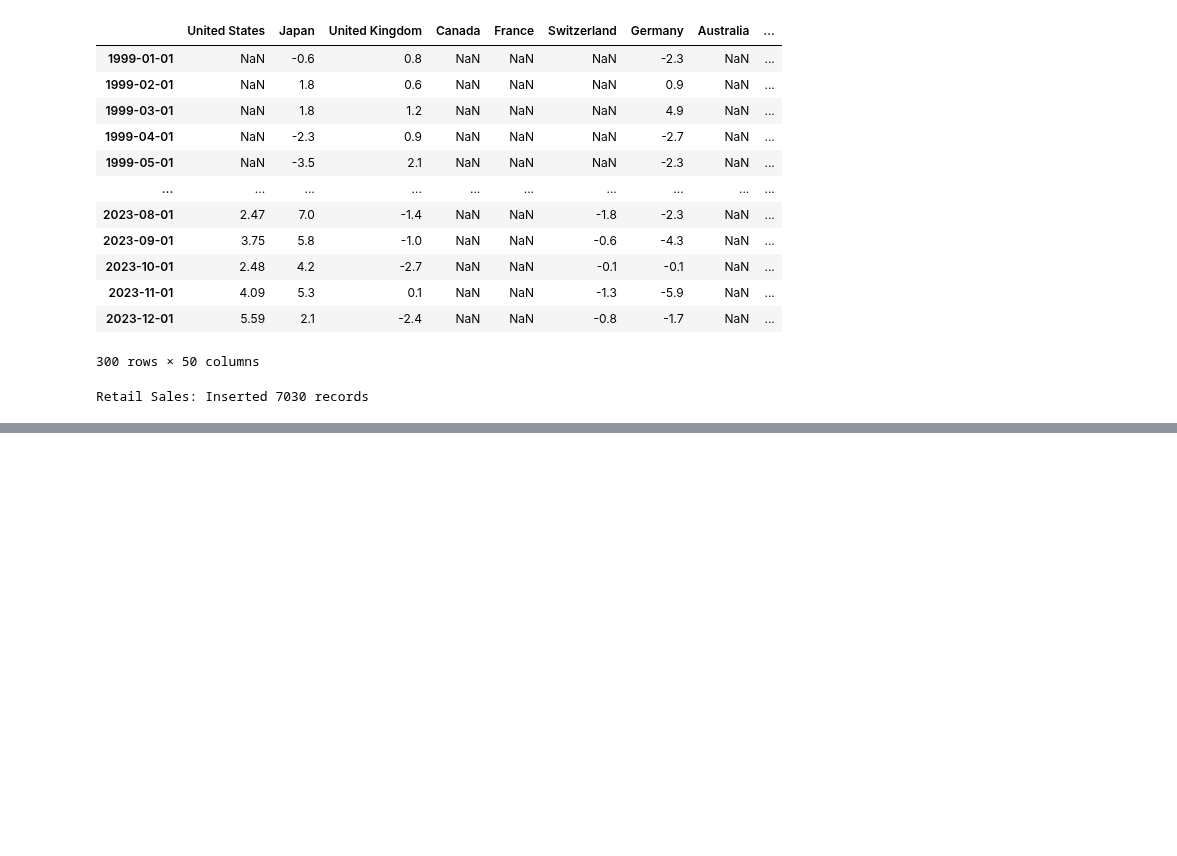
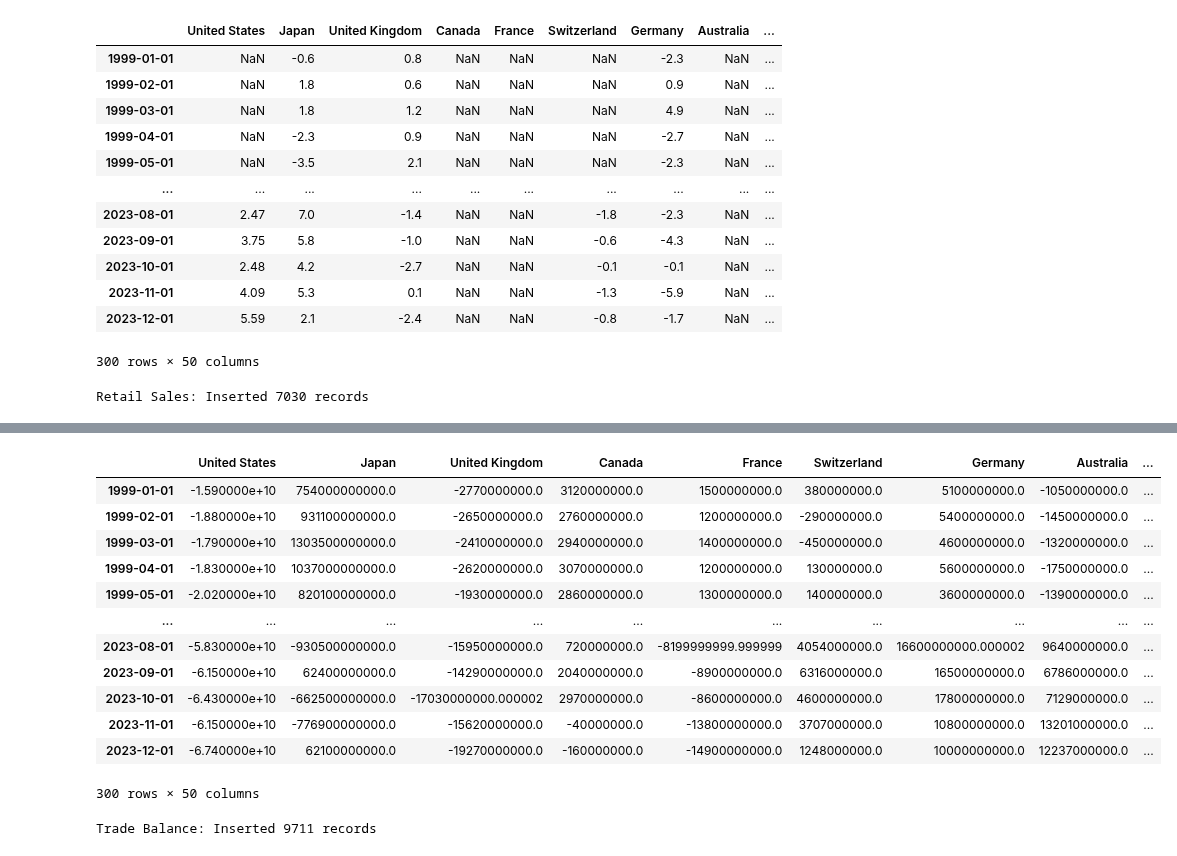
Before and after one commit to lharazin/TFM, a Jupyter notebook: Data/Investing_EconomicCalendar/compare_and_save_key_indicators.ipynb, the cells around one changed output, grey strips where cells are left out. Drawn from its saved outputs; the diff is of its cells as text; code cells hidden in the pictures; blank space fills up the shorter version.

```diff
--- a/Data/Investing_EconomicCalendar/compare_and_save_key_indicators.ipynb
+++ b/Data/Investing_EconomicCalendar/compare_and_save_key_indicators.ipynb
@@ -577,0 +626,3 @@ Retail Sales: Inserted 7030 records
+# %%
+trade_balance = preprocessor.process_monthly_indicator('Trade Balance', 'Trade Balance (MoM)', pct_value=False)
+trade_balance
@@ -577,0 +649,21 @@ Retail Sales: Inserted 7030 records
+# %%
+df_trade_balance = preprocessor.transform_to_countries_df(trade_balance, freq='M')
+df_trade_balance
+# %% [output]
+|  | United States | Japan | United Kingdom | Canada | France | Switzerland | Germany | Australia | ... |
+| 1999-01-01 | -1.590000e+10 | 754000000000.0 | -2770000000.0 | 3120000000.0 | 1500000000.0 | 380000000.0 | 5100000000.0 | -1050000000.0 | ... |
+| 1999-02-01 | -1.880000e+10 | 931100000000.0 | -2650000000.0 | 2760000000.0 | 1200000000.0 | -290000000.0 | 5400000000.0 | -1450000000.0 | ... |
+| 1999-03-01 | -1.790000e+10 | 1303500000000.0 | -2410000000.0 | 2940000000.0 | 1400000000.0 | -450000000.0 | 4600000000.0 | -1320000000.0 | ... |
+| 1999-04-01 | -1.830000e+10 | 1037000000000.0 | -2620000000.0 | 3070000000.0 | 1200000000.0 | 130000000.0 | 5600000000.0 | -1750000000.0 | ... |
+| 1999-05-01 | -2.020000e+10 | 820100000000.0 | -1930000000.0 | 2860000000.0 | 1300000000.0 | 140000000.0 | 3600000000.0 | -1390000000.0 | ... |
+| ... | ... | ... | ... | ... | ... | ... | ... | ... | ... |
+| 2023-08-01 | -5.830000e+10 | -930500000000.0 | -15950000000.0 | 720000000.0 | -8199999999.999999 | 4054000000.0 | 16600000000.000002 | 9640000000.0 | ... |
+| 2023-09-01 | -6.150000e+10 | 62400000000.0 | -14290000000.0 | 2040000000.0 | -8900000000.0 | 6316000000.0 | 16500000000.0 | 6786000000.0 | ... |
+| 2023-10-01 | -6.430000e+10 | -662500000000.0 | -17030000000.000002 | 2970000000.0 | -8600000000.0 | 4600000000.0 | 17800000000.0 | 7129000000.0 | ... |
+| 2023-11-01 | -6.150000e+10 | -776900000000.0 | -15620000000.0 | -40000000.0 | -13800000000.0 | 3707000000.0 | 10800000000.0 | 13201000000.0 | ... |
+| 2023-12-01 | -6.740000e+10 | 62100000000.0 | -19270000000.0 | -160000000.0 | -14900000000.0 | 1248000000.0 | 10000000000.0 | 12237000000.0 | ... |
+300 rows × 50 columns
+# %%
+save_to_database('Trade Balance', df_trade_balance)
+# %% [output]
+Trade Balance: Inserted 9711 records
```
Also changed, not shown: parts of 10 cells of this notebook, 2 other files.
